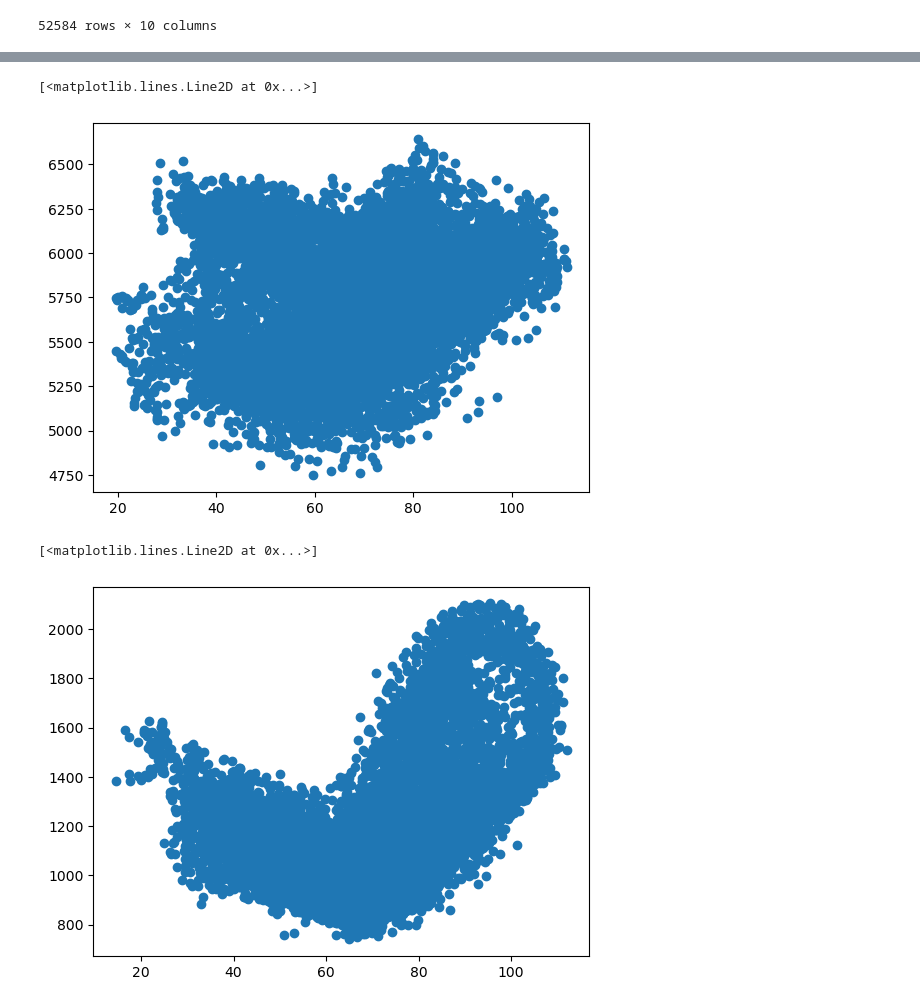
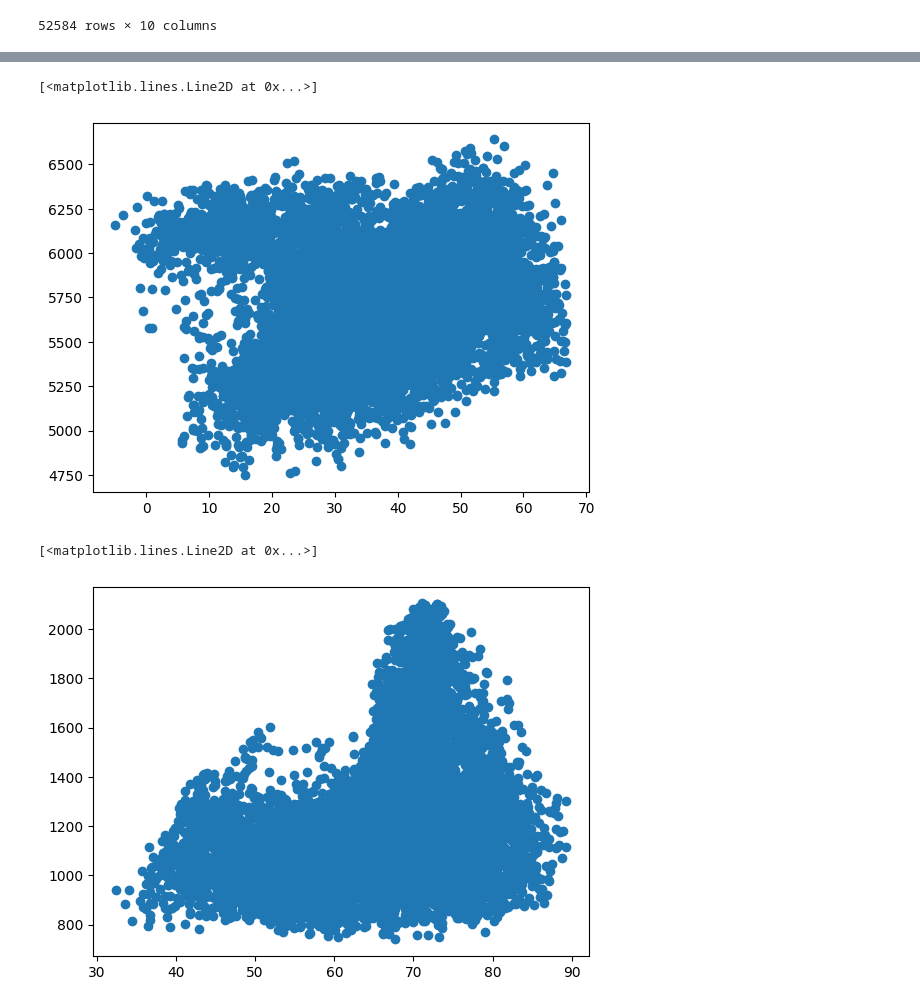
Before and after one commit to Akumaar/Millenium_SP24, a Jupyter notebook: load vs temp scatter plots.ipynb, the cells around one changed output, grey strips where cells are left out. Cells and saved outputs as stored; diff of their text form; code cells hidden in the pictures.

```diff
--- a/load vs temp scatter plots.ipynb
+++ b/load vs temp scatter plots.ipynb
@@ -3,13 +3,14 @@ import pandas as pd
 import numpy as np
 import matplotlib.pyplot as plt
 # %%
-ercot_2023 = pd.read_excel('/Users/amrithkumaar/Downloads/Native_Load_2023 3.xlsx')
-ercot_2022 = pd.read_excel('/Users/amrithkumaar/Downloads/Native_Load_2022.xlsx')
-ercot_2021 = pd.read_excel('/Users/amrithkumaar/Downloads/Native_Load_2021.xlsx')
-ercot_2020 = pd.read_excel('/Users/amrithkumaar/Downloads/Native_Load_2020.xlsx')
-ercot_2019 = pd.read_excel('/Users/amrithkumaar/Downloads/Native_Load_2019.xlsx')
-ercot_2018 = pd.read_excel('/Users/amrithkumaar/Downloads/Native_Load_2018.xlsx')
+ercot_2023 = pd.read_excel(r"D:\OneDrive\Edward Gu\Cornell\CDS\Millennium Project\load_data\Native_Load_2023.xlsx")
+ercot_2022 = pd.read_excel(r"D:\OneDrive\Edward Gu\Cornell\CDS\Millennium Project\load_data\Native_Load_2022.xlsx")
+ercot_2021 = pd.read_excel(r"D:\OneDrive\Edward Gu\Cornell\CDS\Millennium Project\load_data\Native_Load_2021.xlsx")
+ercot_2020 = pd.read_excel(r"D:\OneDrive\Edward Gu\Cornell\CDS\Millennium Project\load_data\Native_Load_2020.xlsx")
+ercot_2019 = pd.read_excel(r"D:\OneDrive\Edward Gu\Cornell\CDS\Millennium Project\load_data\Native_Load_2019.xlsx")
+ercot_2018 = pd.read_excel(r"D:\OneDrive\Edward Gu\Cornell\CDS\Millennium Project\load_data\Native_Load_2018.xlsx")
 # %%
 #2021-2023 had different Hourending column names
 ercot_2021 = ercot_2021.rename(columns = {'Hour Ending' : 'HourEnding'})
-ercot_2021
+ercot_2022 = ercot_2022.rename(columns = {'Hour Ending' : 'HourEnding'})
+ercot_2023 = ercot_2023.rename(columns = {'Hour Ending' : 'HourEnding'})
@@ -52,19 +55,19 @@ full_load
 | 52583 | 2023-12-31 23:59:00 | 10819.435761 | 1426.844510 | 6101.636765 | 1264.371023 | 11829.839391 | 2958.118318 | 6053.724052 | 1167.999063 | 41621.968883 |
 52584 rows × 10 columns
 # %%
-weather_COAST = pd.read_csv('/Users/amrithkumaar/Downloads/Houston_weather(COAST).csv')
-weather_EAST = pd.read_csv('/Users/amrithkumaar/Downloads/Tyler_weather(EAST).csv')
-weather_FWEST = pd.read_csv('/Users/amrithkumaar/Downloads/Midland_weather(FWEST).csv')
-weather_NORTH = pd.read_csv('/Users/amrithkumaar/Downloads/WichitaFalls_weather(NORTH).csv')
+weather_WEST = pd.read_csv(r"D:\OneDrive\Edward Gu\Cornell\CDS\Millennium Project\env_data\Abilene_weather(WEST).csv")
+weather_NCENTRAL = pd.read_csv(r"D:\OneDrive\Edward Gu\Cornell\CDS\Millennium Project\env_data\DallasFortWorth_weather(NCENTRAL).csv")
+weather_SCENTRAL = pd.read_csv(r"D:\OneDrive\Edward Gu\Cornell\CDS\Millennium Project\env_data\Austin_weather(SCENTRAL).csv")
+weather_SOUTH = pd.read_csv(r"D:\OneDrive\Edward Gu\Cornell\CDS\Millennium Project\env_data\MCAllen_weather(SOUTH).csv")
 # %%
-weather_COAST.date = pd.to_datetime(weather_COAST.date)
-weather_COAST = weather_COAST.drop(columns = ['Unnamed: 0'])
+weather_WEST.date = pd.to_datetime(weather_WEST.date)
+weather_WEST = weather_WEST.drop(columns = ['Unnamed: 0'])
 
-weather_EAST.date = pd.to_datetime(weather_EAST.date)
-weather_EAST = weather_EAST.drop(columns = ['Unnamed: 0'])
+weather_NCENTRAL.date = pd.to_datetime(weather_NCENTRAL.date)
+weather_NCENTRAL = weather_NCENTRAL.drop(columns = ['Unnamed: 0'])
 
-weather_FWEST.date = pd.to_datetime(weather_FWEST.date)
-weather_FWEST = weather_FWEST.drop(columns = ['Unnamed: 0'])
+weather_SCENTRAL.date = pd.to_datetime(weather_SCENTRAL.date)
+weather_SCENTRAL = weather_SCENTRAL.drop(columns = ['Unnamed: 0'])
 
-weather_NORTH.date = pd.to_datetime(weather_NORTH.date)
-weather_NORTH = weather_NORTH.drop(columns = ['Unnamed: 0'])
+weather_SOUTH.date = pd.to_datetime(weather_SOUTH.date)
+weather_SOUTH = weather_SOUTH.drop(columns = ['Unnamed: 0'])
@@ -144,17 +154,17 @@ plt.plot(weather_EAST[weather_EAST['date'].dt.year == 2023].temperature_2m,
 # %%
 #FWEST
 
-plt.plot(weather_FWEST[weather_FWEST['date'].dt.year == 2023].temperature_2m,
+plt.plot(weather_SCENTRAL[weather_SCENTRAL['date'].dt.year == 2023].temperature_2m,
     full_load[full_load['HourEnding'].dt.year == 2023].FWEST,
           'o')
 # %% [output]
 [<matplotlib.lines.Line2D at 0x...>]
-[figure, old version]
+[figure, new version]
 # %%
 #NORTH
-plt.plot(weather_NORTH[weather_NORTH['date'].dt.year == 2023].temperature_2m,
+plt.plot(weather_SOUTH[weather_SOUTH['date'].dt.year == 2023].temperature_2m,
          full_load[full_load['HourEnding'].dt.year == 2023].NORTH,
           'o')
 # %% [output]
 [<matplotlib.lines.Line2D at 0x...>]
-[figure, old version]
+[figure, new version]
```
Also changed, not shown: parts of 23 cells of this notebook, 7 other files.
